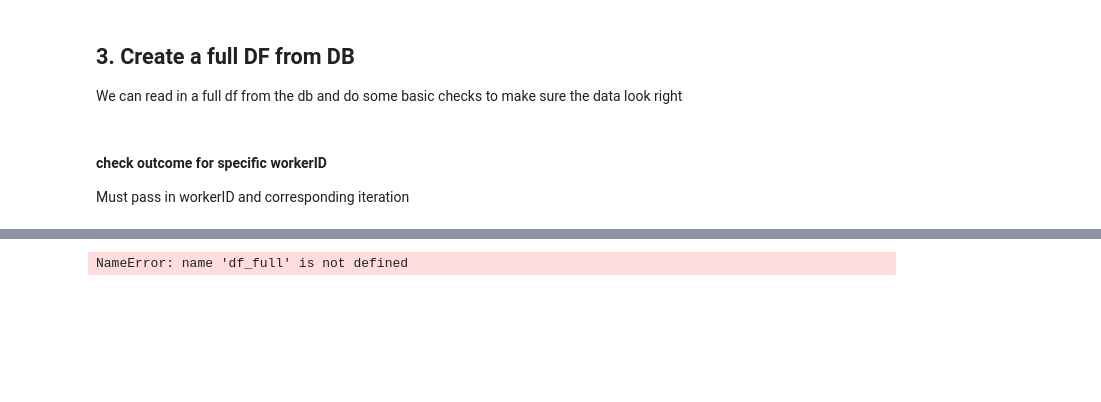
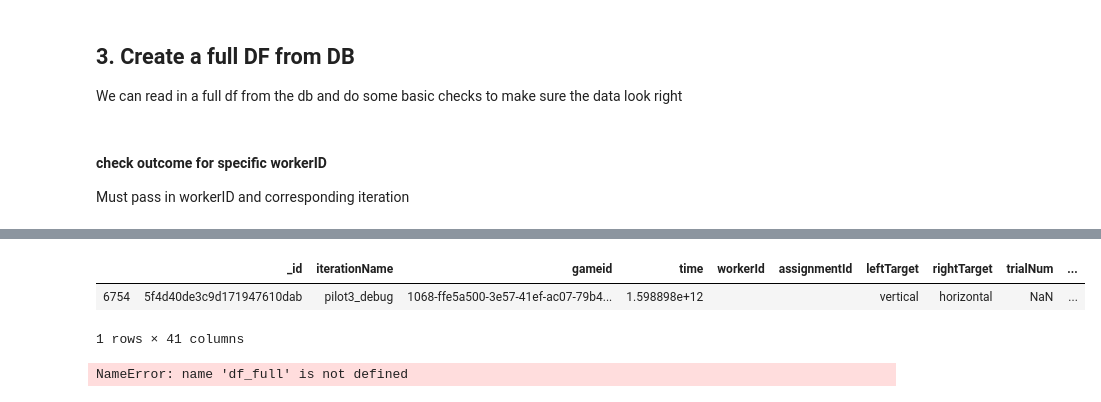
Before and after one commit to cogtoolslab/compositional-abstractions, a Jupyter notebook: analysis/compabs_analysis_p3.ipynb, the cells around one changed output, grey strips where cells are left out. Saved outputs shown, nothing was run; the diff lists cells and outputs as text; code cells hidden in the pictures; blank space fills up the shorter version.

```diff
--- a/analysis/compabs_analysis_p3.ipynb
+++ b/analysis/compabs_analysis_p3.ipynb
@@ -188,3 +211,11 @@ Must pass in workerID and corresponding iteration
+# %%
+c = pd.DataFrame(coll.find())
+
+c[c.pairedPracticeFails==3]
+# %% [output]
+|  | _id | iterationName | gameid | time | workerId | assignmentId | leftTarget | rightTarget | trialNum | ... |
+| 6754 | 5f4d40de3c9d171947610dab | pilot3_debug | 1068-ffe5a500-3e57-41ef-ac07-79b4... | 1.598898e+12 |  |  | vertical | horizontal | NaN | ... |
+1 rows × 41 columns
 # %%
 #set worker ID
 workerID = 'testsubject003'
```
Also changed, not shown: parts of 16 cells of this notebook.
